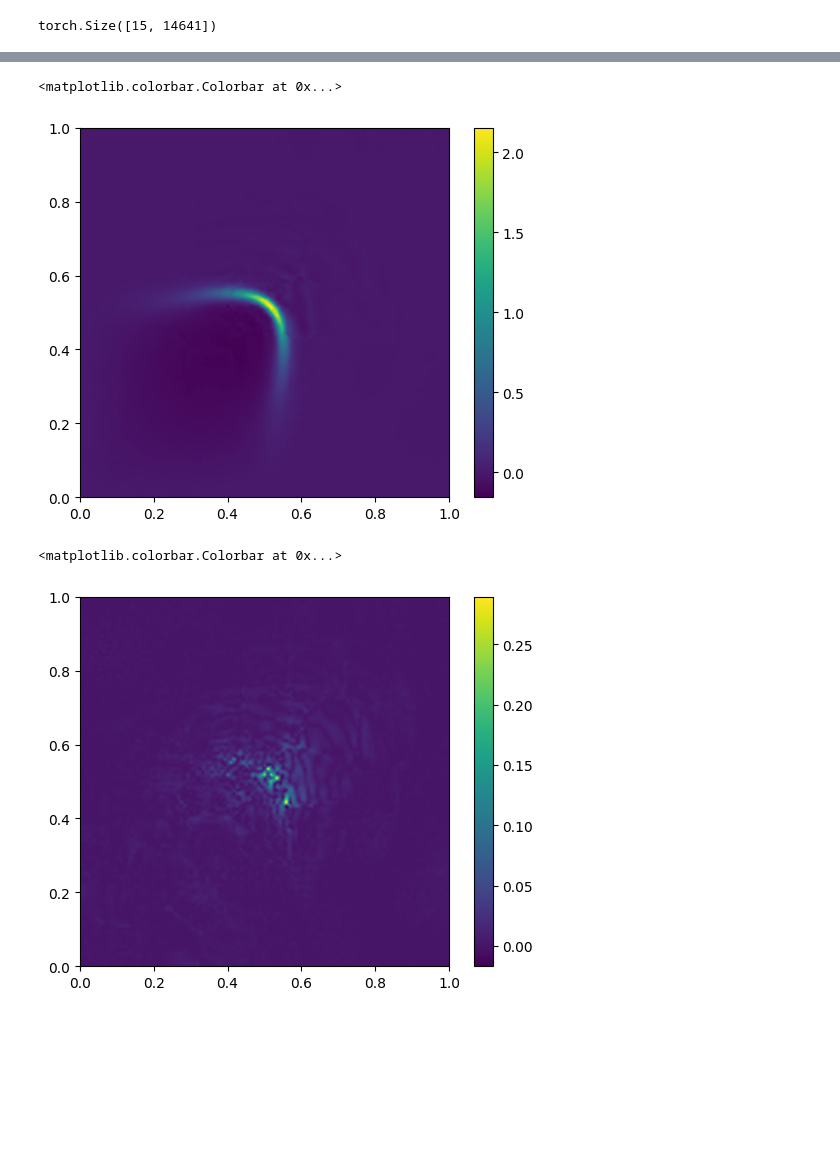
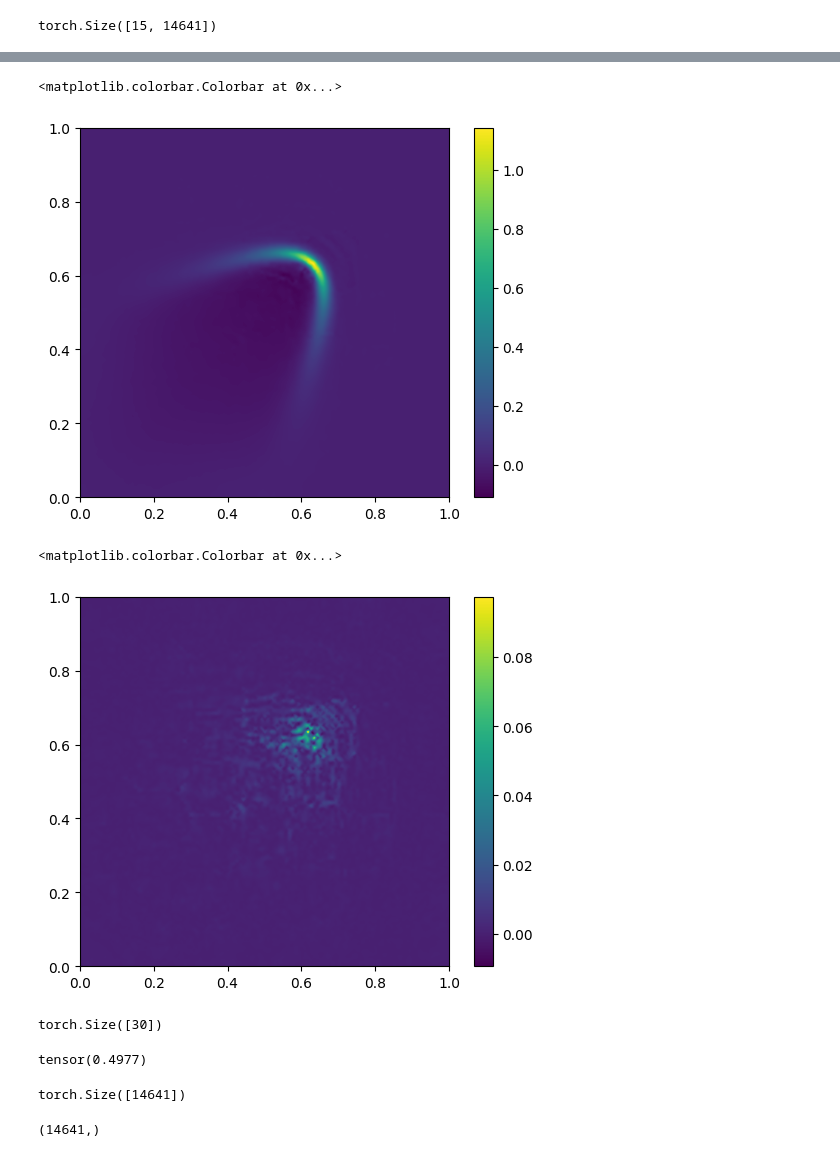
Before and after one commit to peiyichen1995/ROM, a Jupyter notebook: train_n_m.ipynb, the cells around one changed output, grey strips where cells are left out. Drawn from its saved outputs; the diff is of its cells as text; code cells hidden in the pictures; blank space fills up the shorter version.

```diff
--- a/train_n_m.ipynb
+++ b/train_n_m.ipynb
@@ -98,3 +101,3 @@ torch.Size([15, 14641])
 # %%
-ed.train(train_data_loader=train_data, epochs=100)
+# ed.train(train_data_loader=train_data, epochs=100)
 # %% [output]
@@ -102,6 +117,6 @@ Itr 0, loss = 99147.31476057114
 # %%
 ed.nrbs = torch.load('models/nrbs_n_m.pth')
 # %%
-approximates = ed(datas[499:501].to(device))
+approximates = ed(datas[999:1001].to(device))
 approximates.shape
 # %% [output]
@@ -165,25 +180,25 @@ plt.imshow(zi,origin='lower', extent=[0,1,0,1])
 plt.colorbar()
 # %% [output]
 <matplotlib.colorbar.Colorbar at 0x...>
-[figure, old version]
+[figure, new version]
 # %%
-err = abs(datas[499] - approximates[0].detach().cpu())
+err = abs(datas[999] - approximates[0].detach().cpu())
 
 # data coordinates and values
 z = err.tolist()
 
 # target grid to interpolate to
 xi = yi = np.linspace(0,1.0,1200)
 xi,yi = np.meshgrid(xi,yi)
 
 # set mask
 # mask = (xi > 0.5) & (xi < 0.6) & (yi > 0.5) & (yi < 0.6)
 
 # interpolate
 zi = griddata((x,y),z,(xi,yi),method='cubic')
 
 plt.imshow(zi,origin='lower', extent=[0,1,0,1])
 plt.colorbar()
 # %% [output]
 <matplotlib.colorbar.Colorbar at 0x...>
-[figure, old version]
+[figure, new version]
@@ -189,0 +207,4 @@ plt.colorbar()
+# %%
+encoded.shape
+# %% [output]
+torch.Size([30])
@@ -189,0 +222,12 @@ plt.colorbar()
+# %%
+bandwidths[:,basis_id,:][0][i]
+# %% [output]
+tensor(0.4977)
+# %%
+bandwidths_loc.shape
+# %% [output]
+torch.Size([14641])
+# %%
+clustering.labels_.shape
+# %% [output]
+(14641,)
```
Also changed, not shown: parts of 14 cells of this notebook, 2 other files.
